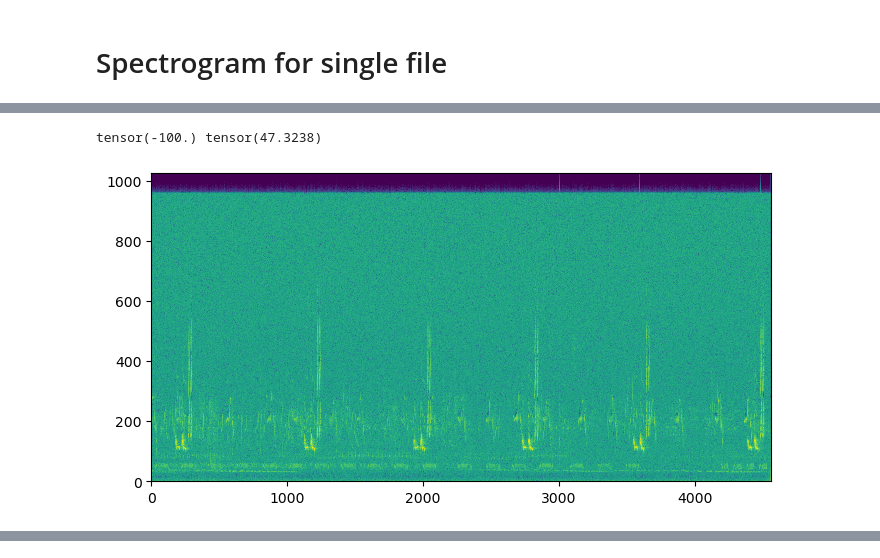
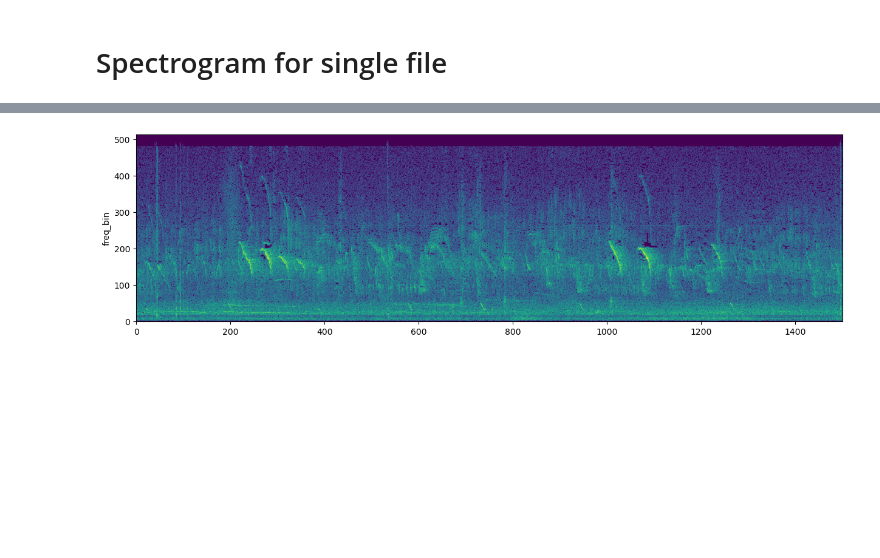
Before and after one commit to junwlee/KoreaUniv, a Jupyter notebook: 24_summer/ICT_ApplicationTechnique/project/main.ipynb, the cells around one changed output, grey strips where cells are left out. Cells and saved outputs as stored; diff of their text form; code cells hidden in the pictures; blank space fills up the shorter version.

```diff
--- a/24_summer/ICT_ApplicationTechnique/project/main.ipynb
+++ b/24_summer/ICT_ApplicationTechnique/project/main.ipynb
@@ -58,10 +8,0 @@ ax.imshow(spec[0], origin="lower", aspect="auto", interpolation="nearest")
-# %%
-# spec = spec.squeeze().numpy()
-spec_n = (spec - spec.min()) / (spec.max() - spec.min()) * 255
-# spec = spec.type(torch.uint8)
-# spec = spec.astype('uint8')
-print(spec_n)
-
-fig, ax = plt.subplots(figsize=(8, 4))
-ax.pcolor(spec_n[0])
-plt.show()
@@ -79,12 +9,56 @@ tensor([[[103.3514, 141.7565, 133.6691,  ..., 201.4857, 205.8429, 195.5250],
-# %%
-max_val = data.abs().max() # 데이터의 최대 진폭(음량)
-audio = data / max_val
-n_spec = spectrogram(audio)
-print(n_spec[0].min(), n_spec[0].max())
-
-fig, ax = plt.subplots(figsize=(8, 4))
-ax.pcolor(n_spec[0])
-plt.show()
-# %% [output]
-tensor(-100.) tensor(47.3238)
-[figure, removed]
+# %%
+class Spcetrogram:
+    def __init__(self, file_path):
+        self.file_path = file_path
+
+    def load_data(self):
+        data, sample_rate = torchaudio.load(self.file_path)
+        print(data.shape, sample_rate) # Ts=1/fs: 31.25 µs(micro second)
+        print(f'time:{data.shape[1] / sample_rate: .1f}s')
+
+        return data, sample_rate
+
+    def param_set(self, fs):
+        win_length = int(np.ceil(fs * 0.025))
+        nfft = 2 ** int(np.ceil(np.log2(win_length)))
+        hop_length = int(np.ceil(fs * 0.01))
+        print(f'nfft: {nfft}, win_length: {win_length}, hop_length: {hop_length}')
+
+        return nfft, win_length, hop_length
+
+    def create_spec(self, data, nfft, win_length, hop_length):
+        # Define & Perform transform
+        spec = AT.Spectrogram(
+            n_fft=nfft,
+            hop_length=hop_length,
+            win_length=win_length
+        )(data)
+
+        print(spec.shape)
+        print(f'number of time components: {spec.shape[2]}, number of frequency components: {spec.shape[1]}')
+
+        return spec
+
+    def create_imgs(self):
+        data, sample_rate = self.load_data()
+
+        nfft, win_length, hop_length = self.param_set(sample_rate)
+
+        specgram = self.create_spec(data, nfft, win_length, hop_length)
+
+        fig, ax = plt.subplots(figsize=(15, 4))
+        ax.set_ylabel("freq_bin")
+        ax.imshow(
+            librosa.power_to_db(specgram[0]),
+            origin="lower", # 원점 위치 (lower: 왼쪽 하단, upper: 왼쪽 상단)
+            aspect="auto", # 이미지의 종횡비 설정 (auto: 자동, equal: 픽셀 비율 동일)
+            interpolation="nearest" # 보간 방법 (nearest: 가장 가까운 픽셀값 사용)
+        )
+
+        # Figure를 파일로 저장
+        fig.savefig('saved_image.png')
+
+f_path = './data/train_audio/bagwea1/XC605853.ogg'
+spec_obj = Spcetrogram(f_path)
+spec_obj.create_imgs()
+# %% [output]
@@ -90,0 +70 @@ tensor(-100.) tensor(47.3238)
+[figure, added]
```
Also changed, not shown: parts of 12 cells of this notebook.
